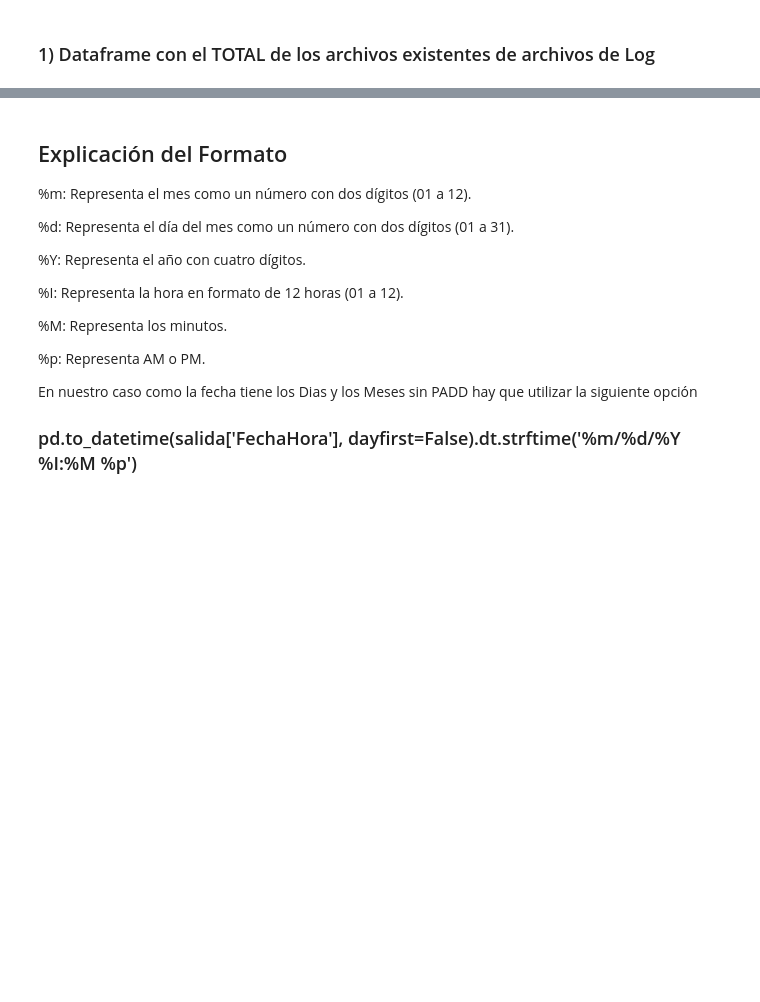
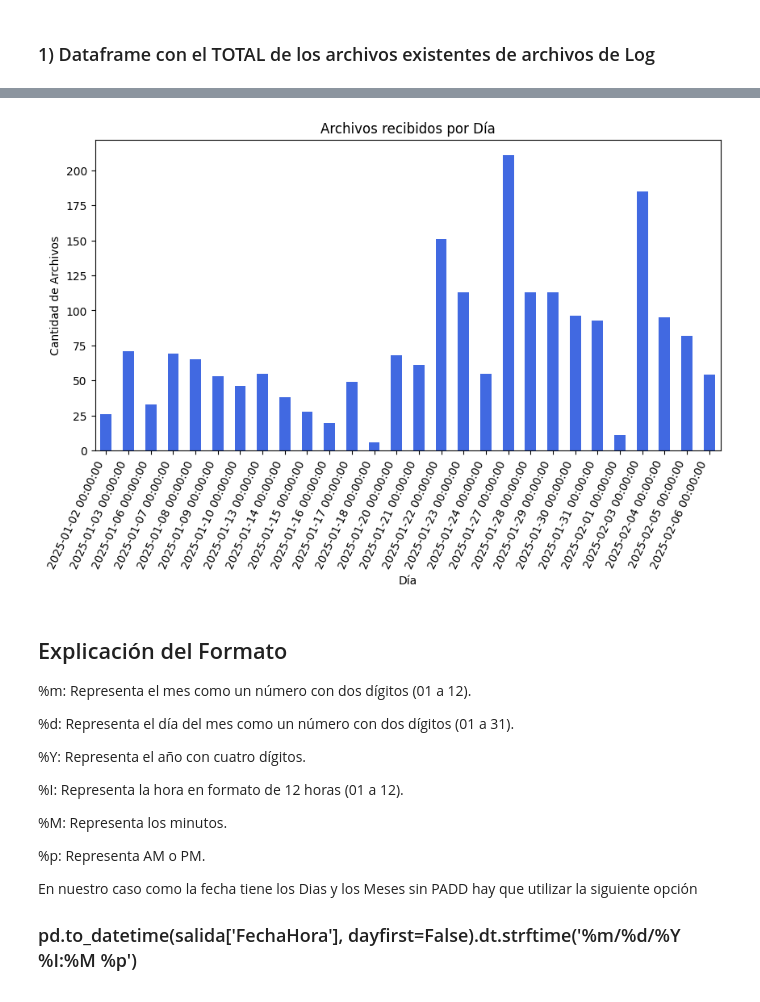
Before and after one commit to EWECORP/PYTHON, a Jupyter notebook: VIGILO/BAYERLogs.ipynb, the cells around one changed output, grey strips where cells are left out. Drawn from its saved outputs; the diff is of its cells as text; code cells hidden in the pictures; blank space fills up the shorter version.

```diff
--- a/VIGILO/BAYERLogs.ipynb
+++ b/VIGILO/BAYERLogs.ipynb
@@ -74,7 +77,7 @@ else:
 # FILTRAR Archivos_df y generar subset en archivo SALIDA
 # Inicio Nueva Nomenclatura de Archivos 01/18/2024
 
-fecha_inicio = datetime.datetime(year=2024,month=1,day=18)
+fecha_inicio = datetime.datetime(year=2025,month=1,day=1)
 
 entrada = archivos_df[(archivos_df['FechaHora'] >=fecha_inicio)]
 #salida.dropna()
@@ -96,0 +100,4 @@ memory usage: 260.3+ KB
+# %%
+# FILTRADO y ORDENADO del dataframe para procesar secuencialmente
+
+graficar = entrada.sort_values(by=['Embarque', 'FechaHora'])
@@ -97,3 +130,43 @@ memory usage: 260.3+ KB
+# %%
+import matplotlib.pyplot as plt
+import pandas as pd
+
+# Verificar si la columna FechaHora es válida
+if 'FechaHora' not in graficar.columns:
+    raise ValueError("La columna 'FechaHora' no existe en el DataFrame.")
+
+# Convertir a datetime si es necesario
+if not pd.api.types.is_datetime64_any_dtype(graficar['FechaHora']):
+    graficar['FechaHora'] = pd.to_datetime(graficar['FechaHora'], errors='coerce')
+
+# Filtrar filas con fechas no válidas
+graficar = graficar.dropna(subset=['FechaHora'])
+
+# Agrupar por día y contar archivos
+agruparD = graficar['FechaHora'].dt.floor('D').value_counts().sort_index()
+
+# Verificar si hay datos para graficar
+if agruparD.empty:
+    print("⚠️ No hay datos disponibles para graficar.")
+else:
+    # Crear figura
+    plt.figure(figsize=(10, 5))  # Tamaño más amplio
+
+    # Graficar como barra
+    agruparD.plot(kind='bar', color='royalblue')
+
+    # Configuración de etiquetas
+    plt.title('Archivos recibidos por Día')
+    plt.xlabel('Día')
+    plt.ylabel('Cantidad de Archivos')
+
+    # Rotar etiquetas del eje X
+    plt.xticks(rotation=65, ha='right')
+
+    # Mostrar gráfico
+    plt.show()
+# %% [output]
+[figure, added]
 # %% [markdown]
 ## Explicación del Formato
 
```
Also changed, not shown: parts of 41 cells of this notebook, 1 other file.
